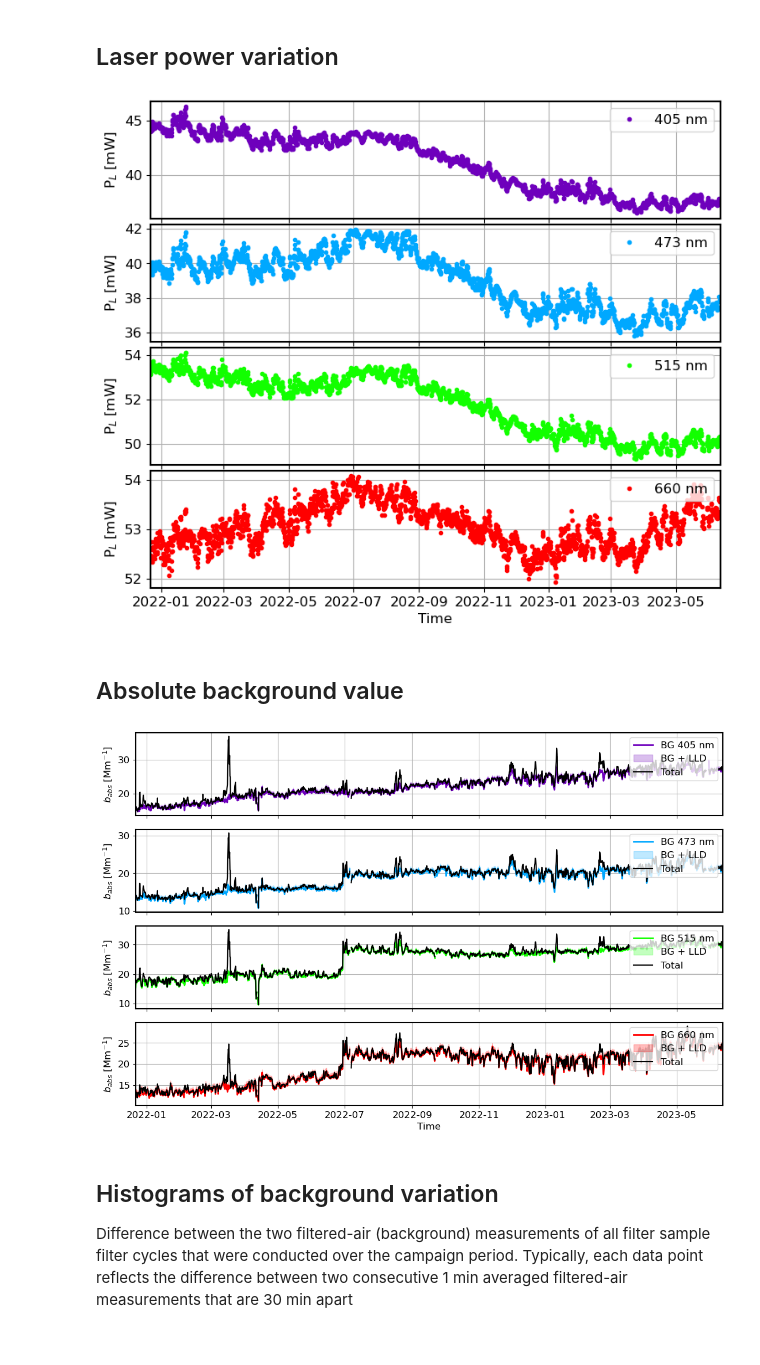
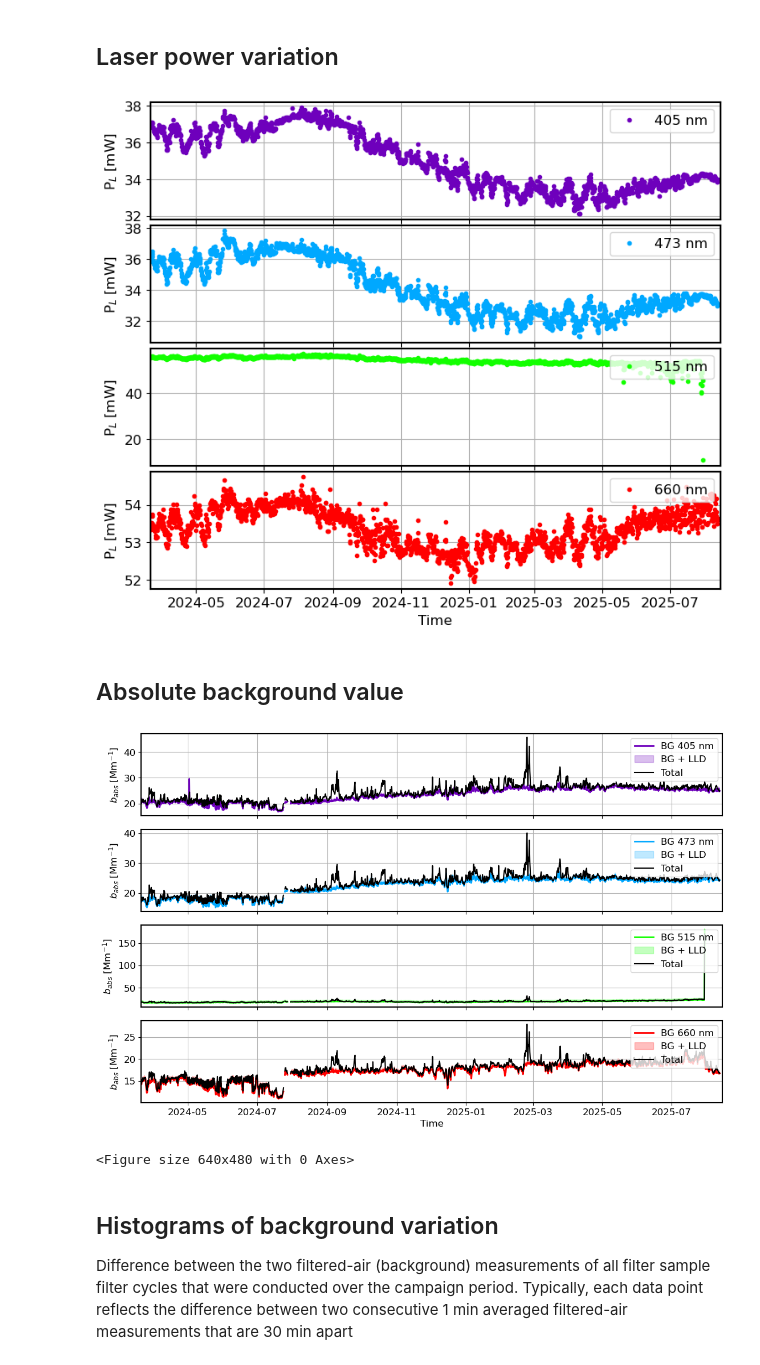
Before and after one commit to BUW-Atmos-Phys/PAAS, a Jupyter notebook: PAAS background analysis/PAAS_background_analysis.ipynb, the cells around one changed output. Drawn from its saved outputs; the diff is of its cells as text; code cells hidden in the pictures.

```diff
--- a/PAAS background analysis/PAAS_background_analysis.ipynb
+++ b/PAAS background analysis/PAAS_background_analysis.ipynb
@@ -25,6 +25,7 @@ All calculations are performed in physical absorption units (Mm⁻¹).
 # 1 - Imports & Settings
 import numpy as np
 import pandas as pd
+import os
 import matplotlib.pyplot as plt
 from pathlib import Path
 from scipy.stats import norm
@@ -37,9 +38,11 @@ plt.rcParams.update({
 
 # Instrument and campaign settings
 instrument_SN = "PAAS-4L-02-005"
-campaign = "Pallas"
+campaign = "Hyytiala"
 wavelengths = [405, 473, 515, 660]
 #wavelengths = [405, 515, 660, 785]
+
+C_cell = 7.2000e+04; # possibility to change cell constant, assign '' if not used
 
 time_av = 6  # hours
 
@@ -51,6 +54,7 @@ datafolder = Path(f"/Users/emma/Documents/Field campaigns/{campaign}/Data/PAAS/r
 savefolder = Path(f"/Users/emma/Documents/Field campaigns/{campaign}/Data/PAAS/plots/")
 
 analysis_period = pd.to_datetime(["2021-12-22 00:00:00", "2023-06-11 23:59:59"]) # Pallas
+analysis_period = pd.to_datetime(["2024-03-21 00:00:00", "2025-08-14 23:59:59"]) # Hyytiälä
 #analysis_period = pd.to_datetime(["2025-08-15 00:00:00", "2025-11-16 23:59:59"]) # Hyytiälä, new laser, old window
 #analysis_period = pd.to_datetime(["2025-11-17 00:00:00", "2026-02-16 23:59:59"]) # Hyytiälä, new laser, new window
 # %% [markdown]
@@ -135,6 +139,7 @@ paas = pd.concat(paas_list, ignore_index=True)
 # Time handling
 paas["TimeStamp"] = pd.to_datetime(paas["TimeStamp"])
 paas = paas.sort_values("TimeStamp")
+paas = paas.set_index("TimeStamp")
 
 c_unique = paas["Calbration_CellConstant"].dropna().unique()
 Gcal_unique = paas["Calibration_Gain"].dropna().unique()
@@ -175,5 +180,9 @@ else:
         paas["Calbration_CellConstant"] /
         paas["f_G"]
     )
+
+if C_cell:
+    c_cell_corr = C_cell
+    print(f"Override cell constant with a new value of {c_cell_corr}")
 # %% [output]
 Calibration parameters are constant.
@@ -237,14 +247,10 @@ total_660 = extract_total(3)
 ## Time Averaging and filter time period
 # %%
 def resample_bg(df):
-    df = df.set_index("TimeStamp")
     return df.resample(f"{time_av}h").mean(numeric_only=True)
 
 def filter_period(df, period):
-    return df[
-        (df["TimeStamp"] >= period[0]) &
-        (df["TimeStamp"] <= period[1])
-    ]
+    return df.loc[period[0]:period[1]]
 
 bg_405 = resample_bg(filter_period(bg_405, analysis_period))
 bg_473 = resample_bg(filter_period(bg_473, analysis_period))
@@ -264,7 +270,7 @@ In Pallas station maintanance was performed on 12.4.2022.
 power_threshold = 0.005  # 5 mW in Watts
 
 for df in [bg_405, bg_473, bg_515, bg_660,
-           total_405, total_473, total_515, total_660]:
+           total_405, total_473, total_515, total_660, paas]:
 
     low_power_mask = df["Power"] < power_threshold
     df.loc[low_power_mask, :] = np.nan
@@ -272,7 +278,7 @@ for df in [bg_405, bg_473, bg_515, bg_660,
 work_period = pd.to_datetime(["2022-04-12 00:00:00",
                                "2022-04-12 23:59:59"])
 
-for df in [bg_405, bg_473, bg_515, bg_660, total_405, total_473, total_515, total_660]:
+for df in [bg_405, bg_473, bg_515, bg_660, total_405, total_473, total_515, total_660, paas]:
     df.loc[work_period[0]:work_period[1], :] = np.nan
 # %% [markdown]
 ## Background Statistics
@@ -326,32 +425,34 @@ plt.show()
 # %%
 # List of DataFrames, wavelengths, and vertical positions
 dfs = [bg_405, bg_473, bg_515, bg_660]
 positions = [0.77, 0.56, 0.35, 0.14]
 
 fig = plt.figure(figsize=(8, 7))
 
 for df, wl, pos in zip(dfs, wavelengths, positions):
     color = wavelength2color(wl, gammaVal=1, maxIntensity=1, colorSpace='rgb')
     ax = fig.add_axes([0.075, pos, 0.85, 0.2])
     ax.plot(df.index, df['Power']*1000, '.', color=color)  # Power in mW
     ax.set_xlim(analysis_period)  # [start_datetime, end_datetime]
     # ax.set_ylim(...)  # optionally set y-limits
     ax.set_ylabel('P$_L$ [mW]')
     ax.grid(True)
     ax.tick_params(axis='x', labelbottom=False if pos>0.14 else True)  # only bottom x-axis shows labels
     ax.legend([f'{wl} nm'], loc='upper right')
 
 plt.xlabel('Time')
-plt.show()
+filepath = os.path.join(savefolder, "P_laser.png")
+plt.savefig(filepath, dpi=500, bbox_inches='tight')
 # %% [output]
-[figure, old version]
+[figure, new version]
 # %% [markdown]
 ## Absolute background value
 # %%
 plot_bg_absolute(bg_405, bg_473, bg_515, bg_660, total_405, total_473, total_515, total_660, wavelengths, analysis_period,
                      savefolder, time_av)
 # %% [output]
-[figure, old version]
+[figure, new version]
+<Figure size 640x480 with 0 Axes>
 # %% [markdown]
 ## Histograms of background variation
 Difference between the two filtered-air (background) measurements of all filter sample filter cycles that were conducted over the campaign period. Typically, each data point reflects the difference between two consecutive 1 min averaged filtered-air measurements that are 30 min apart
```
Also changed, not shown: parts of 6 cells of this notebook, 24 other files.
